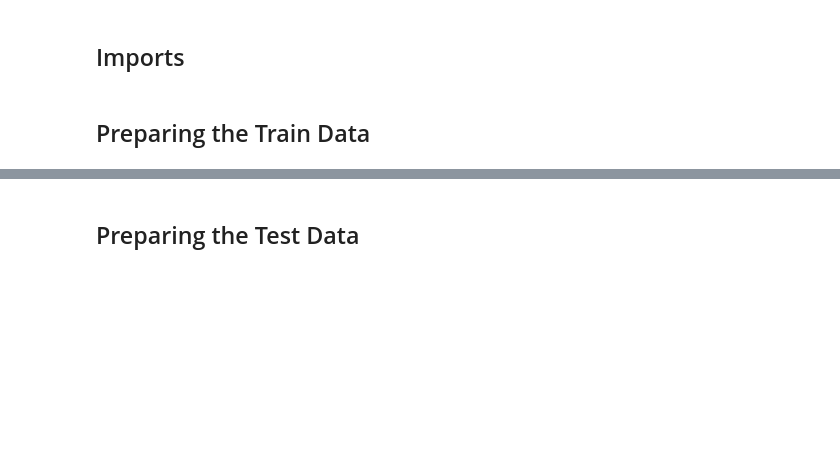
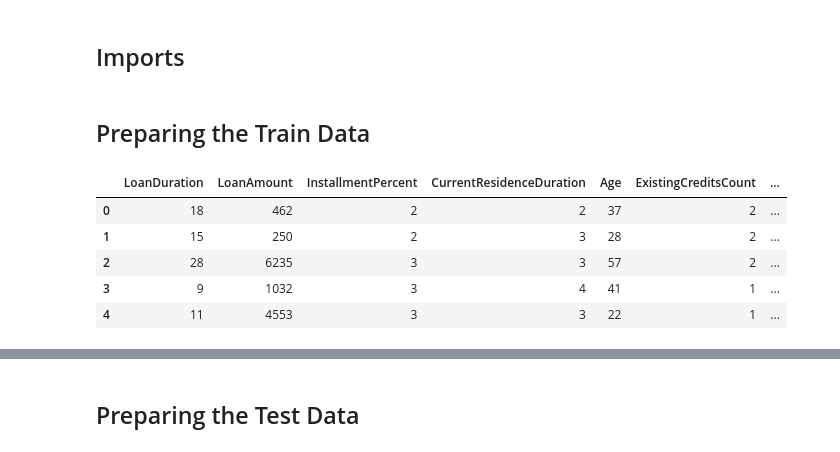
Before and after one commit to IBM/MLOps, a Jupyter notebook: 02-data_preparation.ipynb, the cells around one changed output, grey strips where cells are left out. Saved outputs shown, nothing was run; the diff lists cells and outputs as text; code cells hidden in the pictures; blank space fills up the shorter version.

```diff
--- a/02-data_preparation.ipynb
+++ b/02-data_preparation.ipynb
@@ -39,8 +39,15 @@ import vars_and_utils as vars_and_utils
 # %% [markdown]
 ## Preparing the Train Data
 # %%
-train_data = vars_and_utils.load_data(vars_and_utils.train_data_path)
+train_data = vars_and_utils.load_data_from_filesystem(vars_and_utils.train_data_path)
 train_data.head()
+# %% [output]
+|  | LoanDuration | LoanAmount | InstallmentPercent | CurrentResidenceDuration | Age | ExistingCreditsCount | ... |
+| 0 | 18 | 462 | 2 | 2 | 37 | 2 | ... |
+| 1 | 15 | 250 | 2 | 3 | 28 | 2 | ... |
+| 2 | 28 | 6235 | 3 | 3 | 57 | 2 | ... |
+| 3 | 9 | 1032 | 3 | 4 | 41 | 1 | ... |
+| 4 | 11 | 4553 | 3 | 3 | 22 | 1 | ... |
 # %%
 object_df = train_data.select_dtypes('O')
 object_df.head()
```
Also changed, not shown: parts of 11 cells of this notebook, 1 other file.
